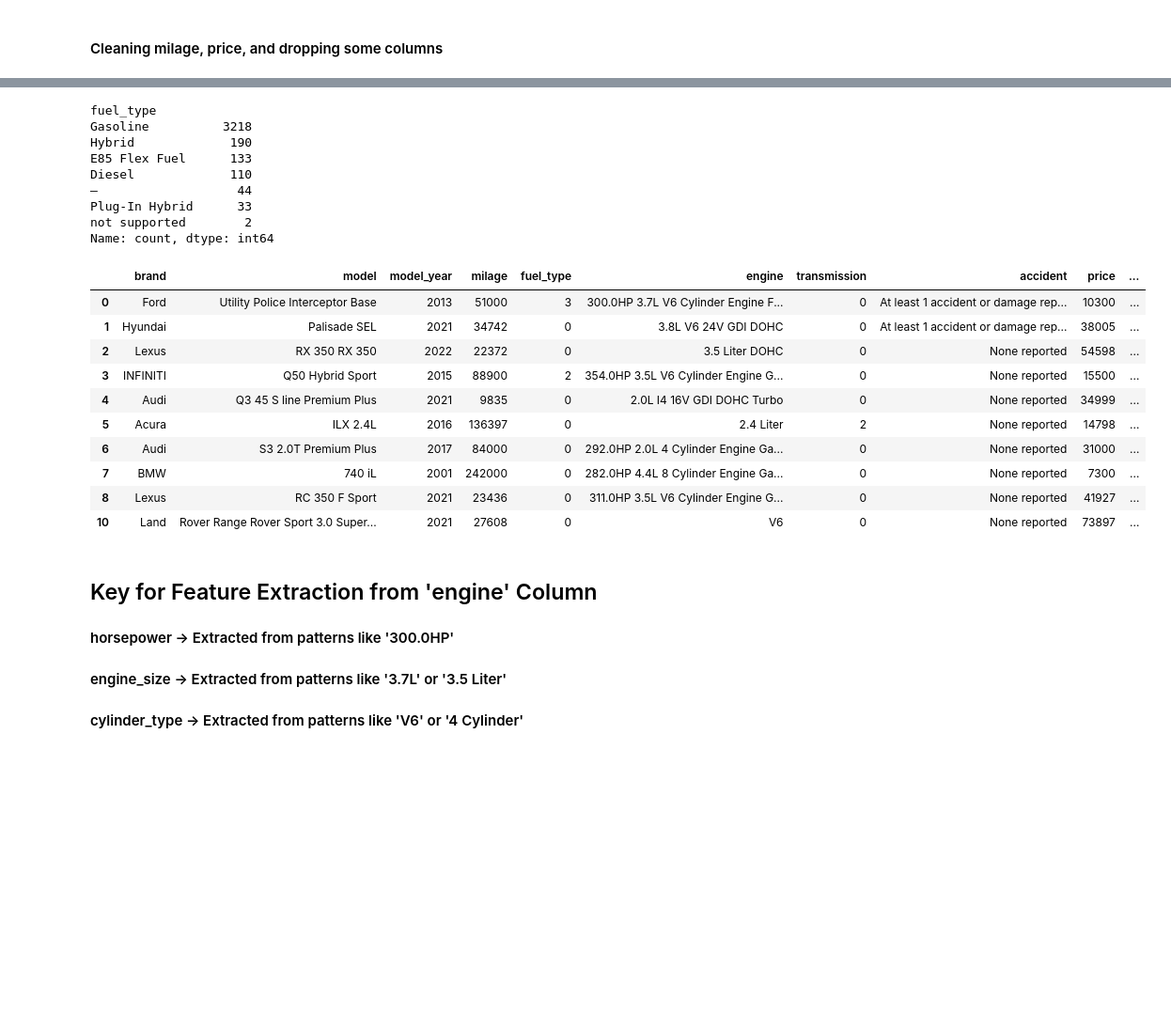
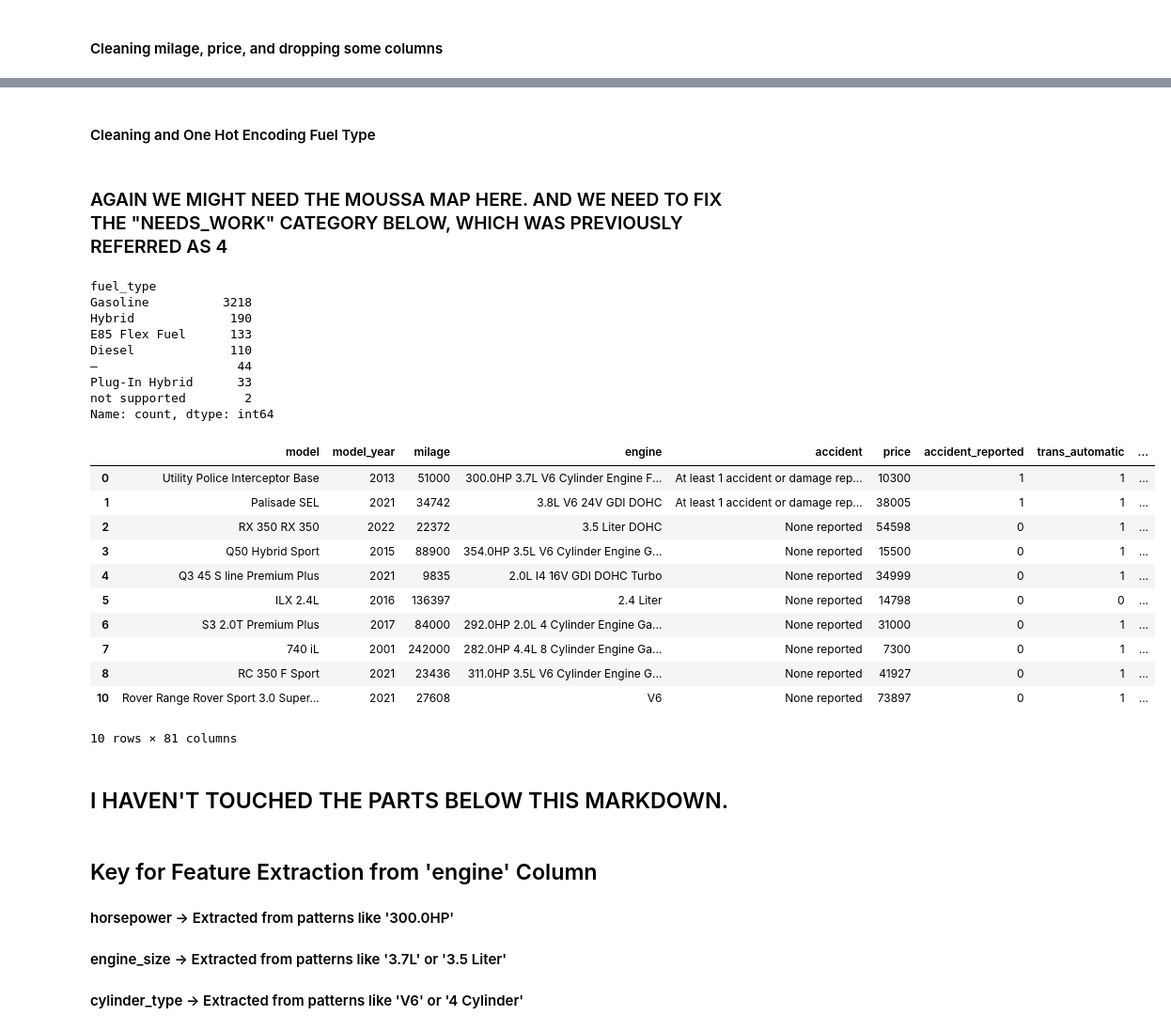
Before and after one commit to jiwenofu/Neural-Network-Project, a Jupyter notebook: ANN_Project.ipynb, the cells around one changed output, grey strips where cells are left out. Shown: that part at 94% size. Drawn from its saved outputs; the diff is of its cells as text; code cells hidden in the pictures; blank space fills up the shorter version.

Commit message:
added one-hot encodings for all cat cols

```diff
--- a/ANN_Project.ipynb
+++ b/ANN_Project.ipynb
@@ -116,16 +136,10 @@ used_cars.head(10)
 # %%
-# Assign unique numbers to each brand
-used_cars['brand_category'] = pd.Categorical(used_cars['brand']).codes + 1
+# One-hot encode the 'brand' column
+used_cars = pd.get_dummies(used_cars, columns=['brand'], prefix='brand')
 
-
-columns_to_drop = [col for col in used_cars.columns if col.startswith('brand_') and col != 'brand_category']
-used_cars = used_cars.drop(columns=columns_to_drop)
-
-# Create a mapping table for brand names and their corresponding category numbers
-brand_mapping = used_cars[['brand', 'brand_category']].drop_duplicates().sort_values(by='brand_category')
-
-# Display the mapping table
-print(brand_mapping)
+# Convert any boolean columns created to integers (0/1)
+brand_cols = used_cars.columns[used_cars.columns.str.startswith('brand_')]
+used_cars[brand_cols] = used_cars[brand_cols].astype(int)
 
 used_cars.head(10)
 # %% [output]
@@ -271,0 +225,4 @@ Gold                   41
+# %% [markdown]
+#### Cleaning and One Hot Encoding Fuel Type
+# %% [markdown]
+### AGAIN WE MIGHT NEED THE MOUSSA MAP HERE. AND WE NEED TO FIX THE "NEEDS_WORK" CATEGORY BELOW, WHICH WAS PREVIOUSLY REFERRED AS 4
@@ -272,43 +231,51 @@ Gold                   41
 # %%
 print(used_cars['fuel_type'].value_counts(dropna=False))
 
 def clean_fuel(value):
     value = value.lower()
     if 'gasoline' in value:
-        return 0
+        return "gasoline"
     elif 'diesel' in value:
-        return 1
+        return "diesel"
     elif 'hybrid' in value:
-        return 2
+        return "hybrid"
     elif 'e85 flex fuel' in value:
-        return 3
+        return "e85 flex fuel"
     else:
-        return 4
+        return "needs_work"
 
 used_cars['fuel_type'] = used_cars['fuel_type'].apply(clean_fuel)
 
+used_cars = pd.get_dummies(used_cars, columns=['fuel_type'], prefix='fuel')
+used_cars[used_cars.columns[used_cars.columns.str.startswith("fuel_")]] = \
+    used_cars[used_cars.columns[used_cars.columns.str.startswith("fuel_")]].astype(int)
+
+
 used_cars.head(10)
 # %% [output]
 fuel_type
 Gasoline          3218
 Hybrid             190
 E85 Flex Fuel      133
 Diesel             110
 –                   44
 Plug-In Hybrid      33
 not supported        2
 Name: count, dtype: int64
-|  | brand | model | model_year | milage | fuel_type | engine | transmission | accident | price | ... |
-| 0 | Ford | Utility Police Interceptor Base | 2013 | 51000 | 3 | 300.0HP 3.7L V6 Cylinder Engine F... | 0 | At least 1 accident or damage rep... | 10300 | ... |
-| 1 | Hyundai | Palisade SEL | 2021 | 34742 | 0 | 3.8L V6 24V GDI DOHC | 0 | At least 1 accident or damage rep... | 38005 | ... |
-| 2 | Lexus | RX 350 RX 350 | 2022 | 22372 | 0 | 3.5 Liter DOHC | 0 | None reported | 54598 | ... |
-| 3 | INFINITI | Q50 Hybrid Sport | 2015 | 88900 | 2 | 354.0HP 3.5L V6 Cylinder Engine G... | 0 | None reported | 15500 | ... |
-| 4 | Audi | Q3 45 S line Premium Plus | 2021 | 9835 | 0 | 2.0L I4 16V GDI DOHC Turbo | 0 | None reported | 34999 | ... |
-| 5 | Acura | ILX 2.4L | 2016 | 136397 | 0 | 2.4 Liter | 2 | None reported | 14798 | ... |
-| 6 | Audi | S3 2.0T Premium Plus | 2017 | 84000 | 0 | 292.0HP 2.0L 4 Cylinder Engine Ga... | 0 | None reported | 31000 | ... |
-| 7 | BMW | 740 iL | 2001 | 242000 | 0 | 282.0HP 4.4L 8 Cylinder Engine Ga... | 0 | None reported | 7300 | ... |
-| 8 | Lexus | RC 350 F Sport | 2021 | 23436 | 0 | 311.0HP 3.5L V6 Cylinder Engine G... | 0 | None reported | 41927 | ... |
-| 10 | Land | Rover Range Rover Sport 3.0 Super... | 2021 | 27608 | 0 | V6 | 0 | None reported | 73897 | ... |
+|  | model | model_year | milage | engine | accident | price | accident_reported | trans_automatic | ... |
+| 0 | Utility Police Interceptor Base | 2013 | 51000 | 300.0HP 3.7L V6 Cylinder Engine F... | At least 1 accident or damage rep... | 10300 | 1 | 1 | ... |
+| 1 | Palisade SEL | 2021 | 34742 | 3.8L V6 24V GDI DOHC | At least 1 accident or damage rep... | 38005 | 1 | 1 | ... |
+| 2 | RX 350 RX 350 | 2022 | 22372 | 3.5 Liter DOHC | None reported | 54598 | 0 | 1 | ... |
+| 3 | Q50 Hybrid Sport | 2015 | 88900 | 354.0HP 3.5L V6 Cylinder Engine G... | None reported | 15500 | 0 | 1 | ... |
+| 4 | Q3 45 S line Premium Plus | 2021 | 9835 | 2.0L I4 16V GDI DOHC Turbo | None reported | 34999 | 0 | 1 | ... |
+| 5 | ILX 2.4L | 2016 | 136397 | 2.4 Liter | None reported | 14798 | 0 | 0 | ... |
+| 6 | S3 2.0T Premium Plus | 2017 | 84000 | 292.0HP 2.0L 4 Cylinder Engine Ga... | None reported | 31000 | 0 | 1 | ... |
+| 7 | 740 iL | 2001 | 242000 | 282.0HP 4.4L 8 Cylinder Engine Ga... | None reported | 7300 | 0 | 1 | ... |
+| 8 | RC 350 F Sport | 2021 | 23436 | 311.0HP 3.5L V6 Cylinder Engine G... | None reported | 41927 | 0 | 1 | ... |
+| 10 | Rover Range Rover Sport 3.0 Super... | 2021 | 27608 | V6 | None reported | 73897 | 0 | 1 | ... |
+10 rows × 81 columns
+# %% [markdown]
+## I HAVEN'T TOUCHED THE PARTS BELOW THIS MARKDOWN.
 # %% [markdown]
 ## Key for Feature Extraction from 'engine' Column
 #### horsepower     → Extracted from patterns like '300.0HP'
```
Also changed, not shown: parts of 14 cells of this notebook.
